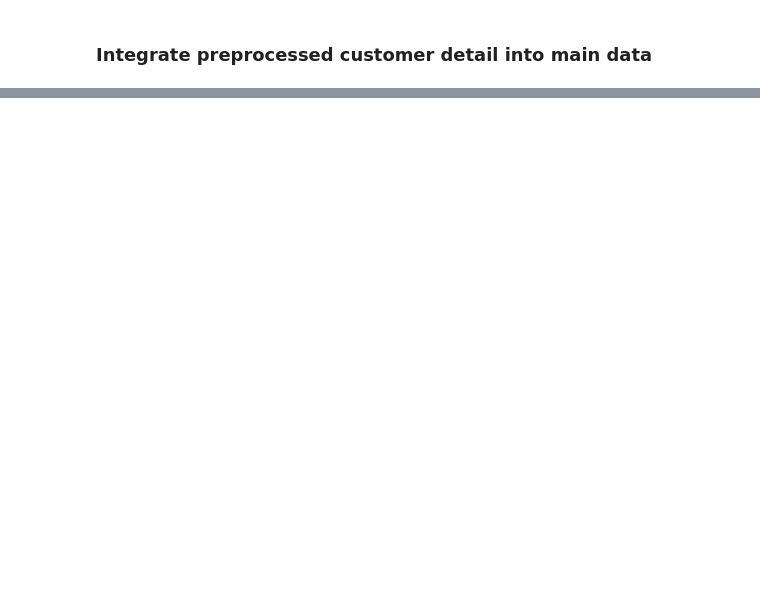
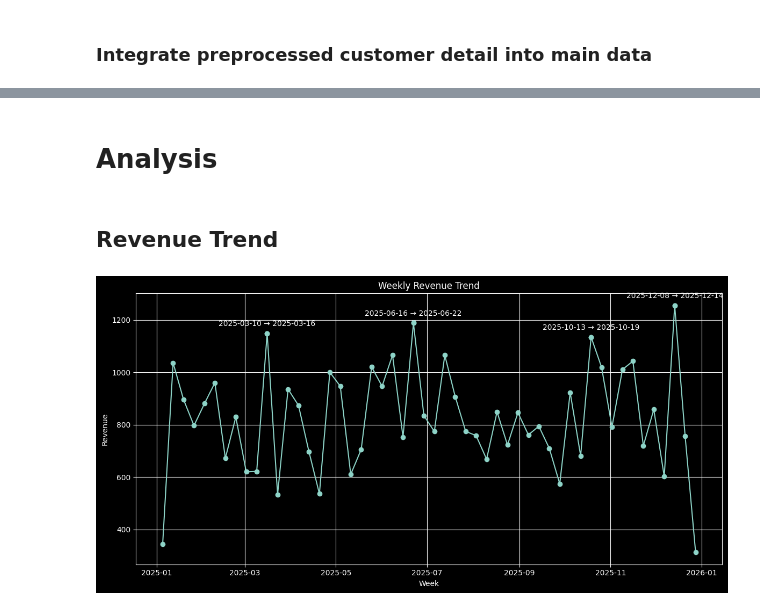
Before and after one commit to trandat9h/retail-sale-data-processing, a Jupyter notebook: Processing.ipynb, the cells around one changed output, grey strips where cells are left out. Drawn from its saved outputs; the diff is of its cells as text; code cells hidden in the pictures; blank space fills up the shorter version.

```diff
--- a/Processing.ipynb
+++ b/Processing.ipynb
@@ -408,0 +434,50 @@ df.sample(10)
+# %% [markdown]
+# Analysis
+# %% [markdown]
+## Revenue Trend
+# %%
+# Create a working copy so the original dataframe is not modified
+df_weekly = df.copy()
+
+# Convert Sale Date to datetime in the copy
+df_weekly['Sale Date'] = pd.to_datetime(df_weekly['Sale Date'])
+
+# Set index for resampling
+df_weekly = df_weekly.set_index('Sale Date')
+
+# Aggregate revenue by week
+weekly_revenue = df_weekly['Total Profit'].resample('W').sum()
+
+# Identify top 4 peak weeks
+top4 = weekly_revenue.nlargest(4)
+
+# Plot weekly revenue trend
+plt.figure(figsize=(12,6))
+plt.plot(weekly_revenue.index, weekly_revenue.values, marker='o')
+
+# Highlight peaks
+plt.scatter(top4.index, top4.values, zorder=3, label="Top 4 Peaks")
+
+# Annotate peaks with week duration
+for week_end, revenue in top4.items():
+    week_start = week_end - pd.Timedelta(days=6)
+    label = f"{week_start.date()} → {week_end.date()}"
+
+    plt.annotate(
+        label,
+        (week_end, revenue),
+        textcoords="offset points",
+        xytext=(0,10),
+        ha='center'
+    )
+
+
+plt.title("Weekly Revenue Trend")
+plt.xlabel("Week")
+plt.ylabel("Revenue")
+plt.grid(True)
+
+plt.tight_layout()
+plt.show()
+# %% [output]
+[figure, added]
```
Also changed, not shown: parts of 12 cells of this notebook.
